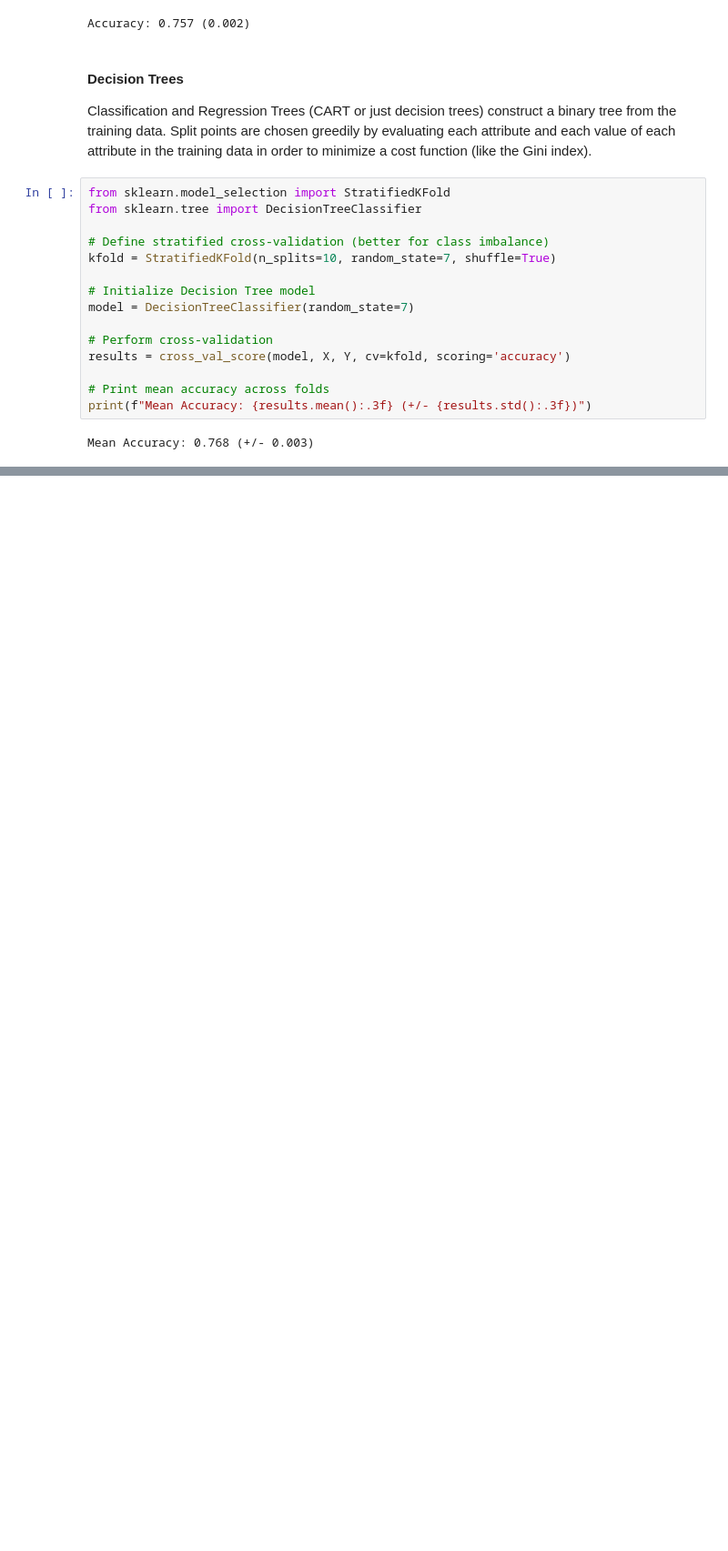
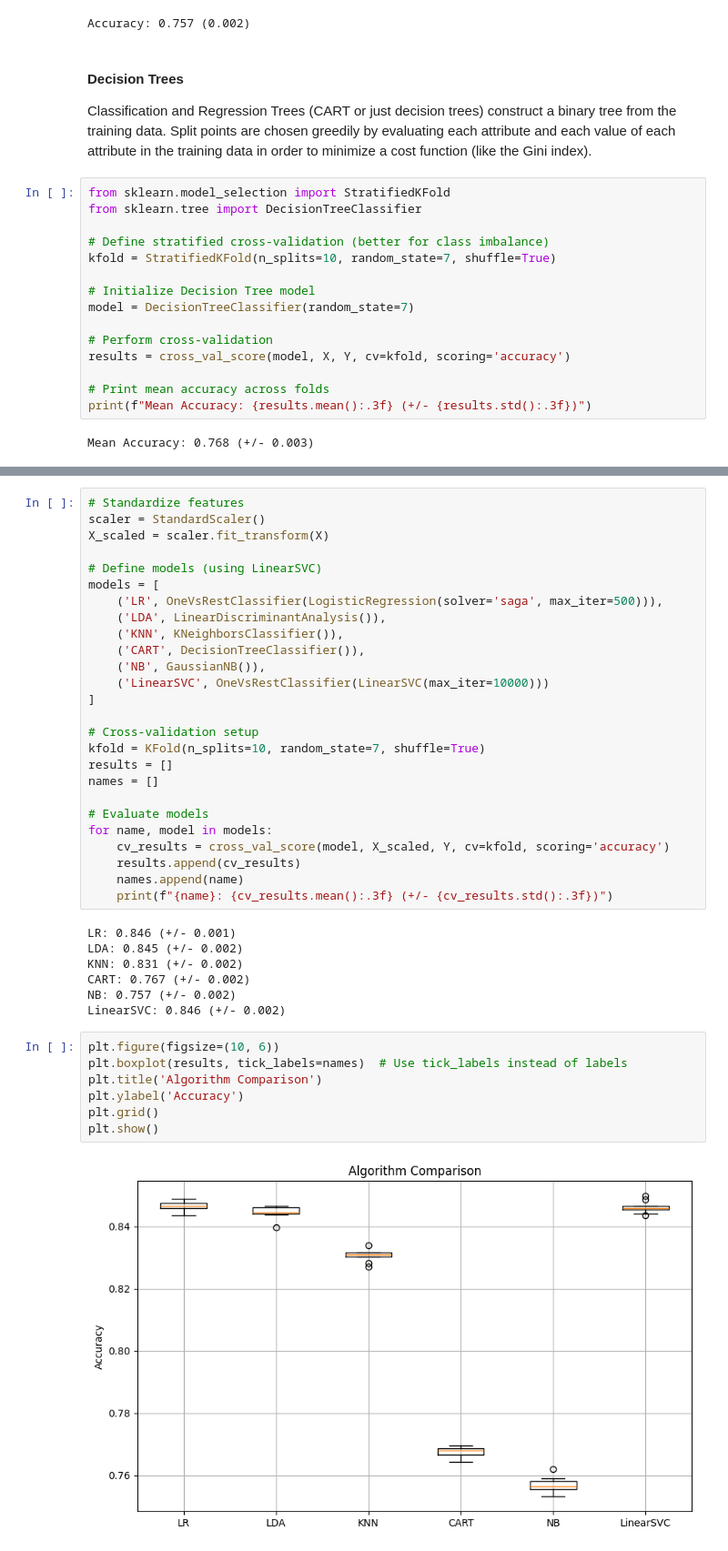
Before and after one commit to SumiranRai/MDSC-Lab, a Jupyter notebook: MDSC-203-Machine-Learning/Machine_Learning_Assignment.ipynb, the cells around one changed output, grey strips where cells are left out. Shown at 91% size. Drawn from its saved outputs; the diff is of its cells as text; blank space fills up the shorter version.

```diff
--- a/MDSC-203-Machine-Learning/Machine_Learning_Assignment.ipynb
+++ b/MDSC-203-Machine-Learning/Machine_Learning_Assignment.ipynb
@@ -900,0 +1001,42 @@ print(f"Mean Accuracy: {results.mean():.3f} (+/- {results.std():.3f})")
+# %%
+# Standardize features
+scaler = StandardScaler()
+X_scaled = scaler.fit_transform(X)
+
+# Define models (using LinearSVC)
+models = [
+    ('LR', OneVsRestClassifier(LogisticRegression(solver='saga', max_iter=500))),
+    ('LDA', LinearDiscriminantAnalysis()),
+    ('KNN', KNeighborsClassifier()),
+    ('CART', DecisionTreeClassifier()),
+    ('NB', GaussianNB()),
+    ('LinearSVC', OneVsRestClassifier(LinearSVC(max_iter=10000)))
+]
+
+# Cross-validation setup
+kfold = KFold(n_splits=10, random_state=7, shuffle=True)
+results = []
+names = []
+
+# Evaluate models
+for name, model in models:
+    cv_results = cross_val_score(model, X_scaled, Y, cv=kfold, scoring='accuracy')
+    results.append(cv_results)
+    names.append(name)
+    print(f"{name}: {cv_results.mean():.3f} (+/- {cv_results.std():.3f})")
+# %% [output]
+LR: 0.846 (+/- 0.001)
+LDA: 0.845 (+/- 0.002)
+KNN: 0.831 (+/- 0.002)
+CART: 0.767 (+/- 0.002)
+NB: 0.757 (+/- 0.002)
+LinearSVC: 0.846 (+/- 0.002)
+# %%
+plt.figure(figsize=(10, 6))
+plt.boxplot(results, tick_labels=names)  # Use tick_labels instead of labels
+plt.title('Algorithm Comparison')
+plt.ylabel('Accuracy')
+plt.grid()
+plt.show()
+# %% [output]
+[figure, added]
```
Also changed, not shown: parts of 23 cells of this notebook.
